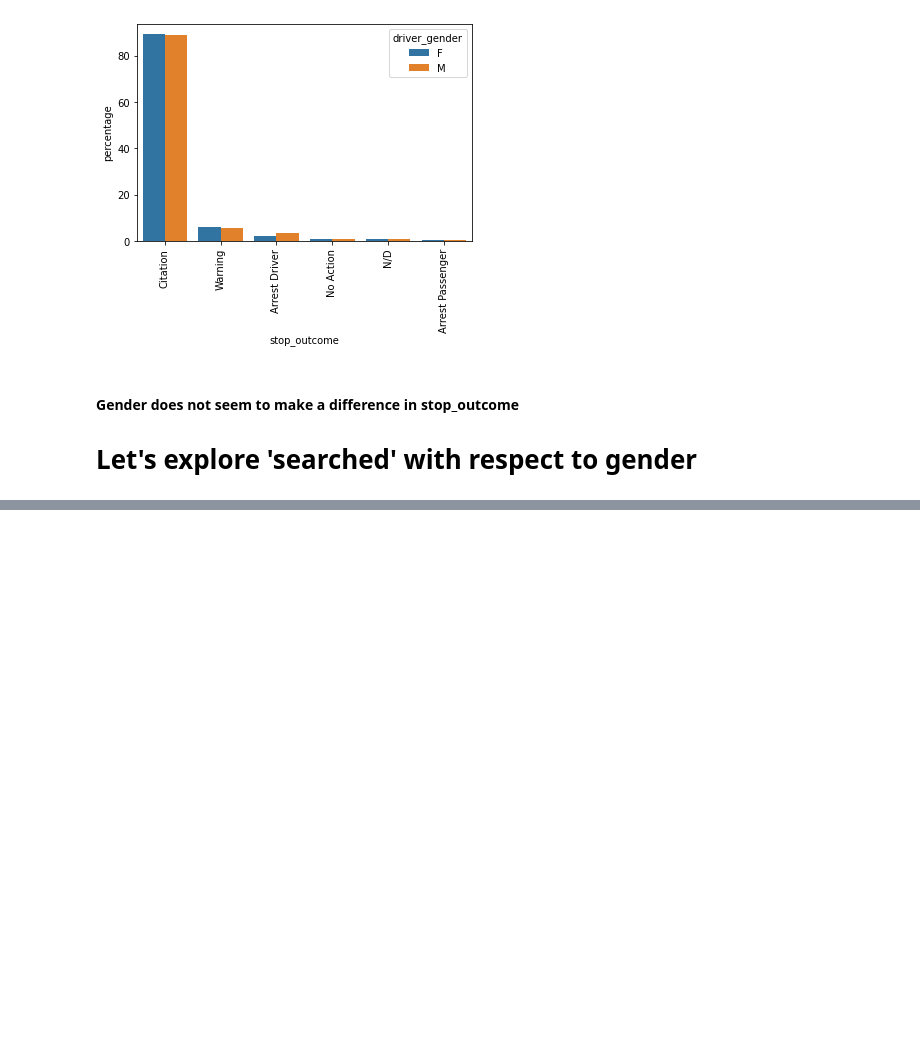
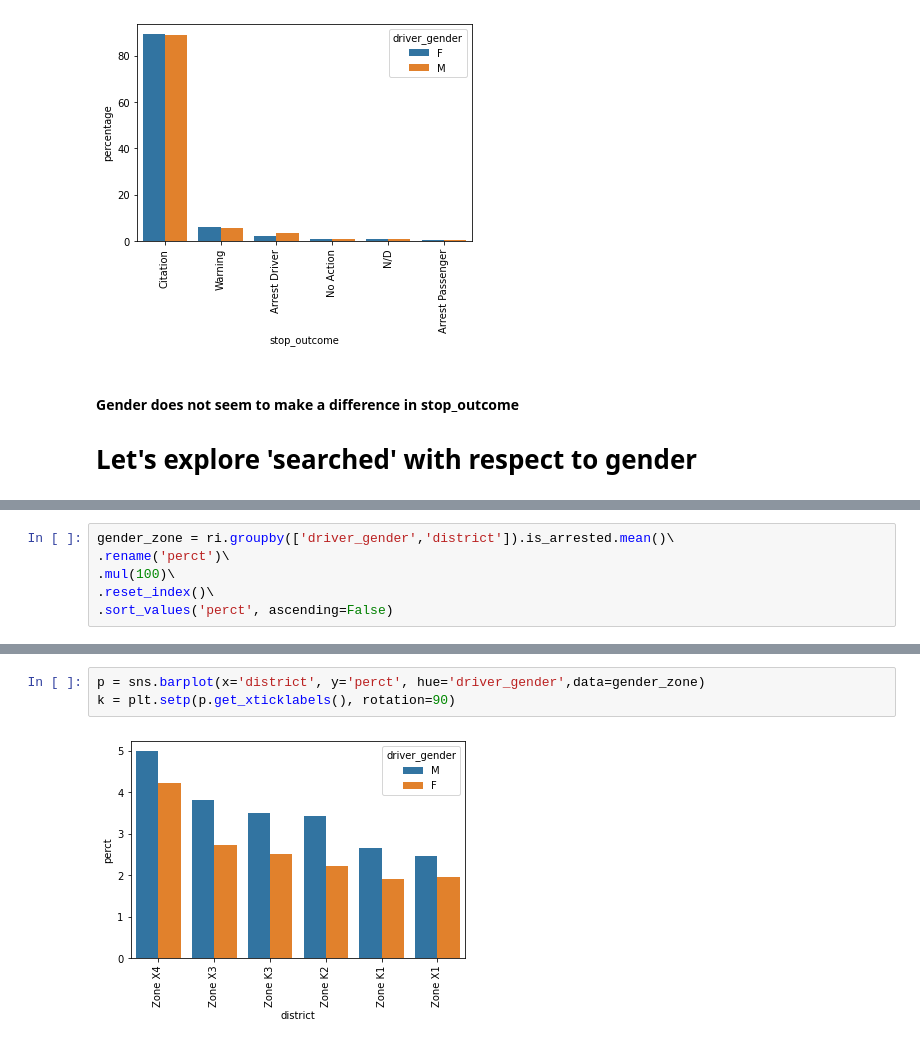
Before and after one commit to kipmadden/Stanford-Open-Policing-Project, a Jupyter notebook: Stanford Open Policing Project - Rhode Island Analysis.ipynb, the cells around one changed output, grey strips where cells are left out. Cells and saved outputs as stored; diff of their text form; blank space fills up the shorter version.

```diff
--- a/Stanford Open Policing Project - Rhode Island Analysis.ipynb
+++ b/Stanford Open Policing Project - Rhode Island Analysis.ipynb
@@ -305,0 +375,6 @@ Name: is_arrested, dtype: float64
+# %%
+gender_zone = ri.groupby(['driver_gender','district']).is_arrested.mean()\
+.rename('perct')\
+.mul(100)\
+.reset_index()\
+.sort_values('perct', ascending=False)
@@ -305,0 +390,5 @@ Name: is_arrested, dtype: float64
+# %%
+p = sns.barplot(x='district', y='perct', hue='driver_gender',data=gender_zone)
+k = plt.setp(p.get_xticklabels(), rotation=90)
+# %% [output]
+[figure, added]
```
Also changed, not shown: parts of 15 cells of this notebook.
